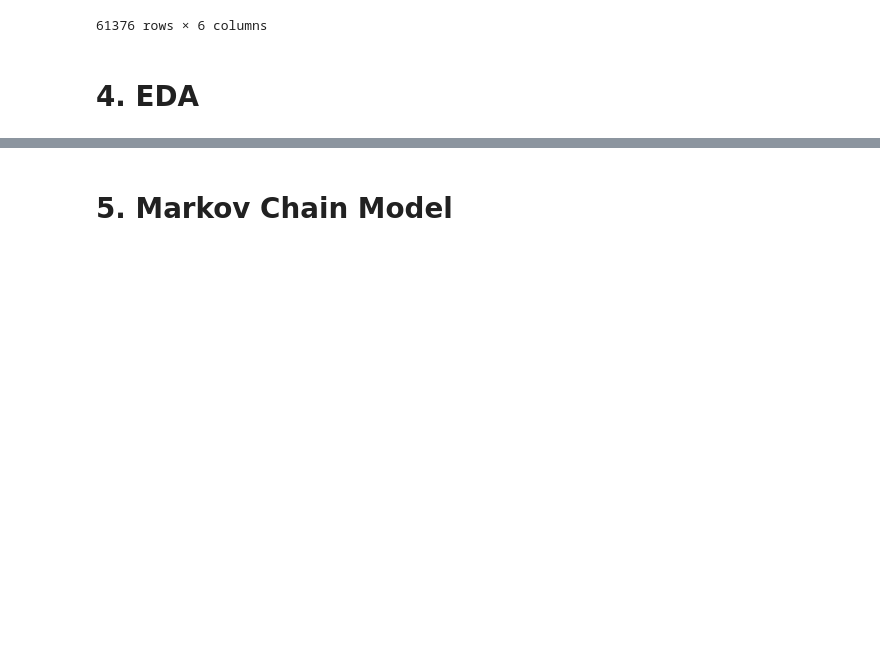
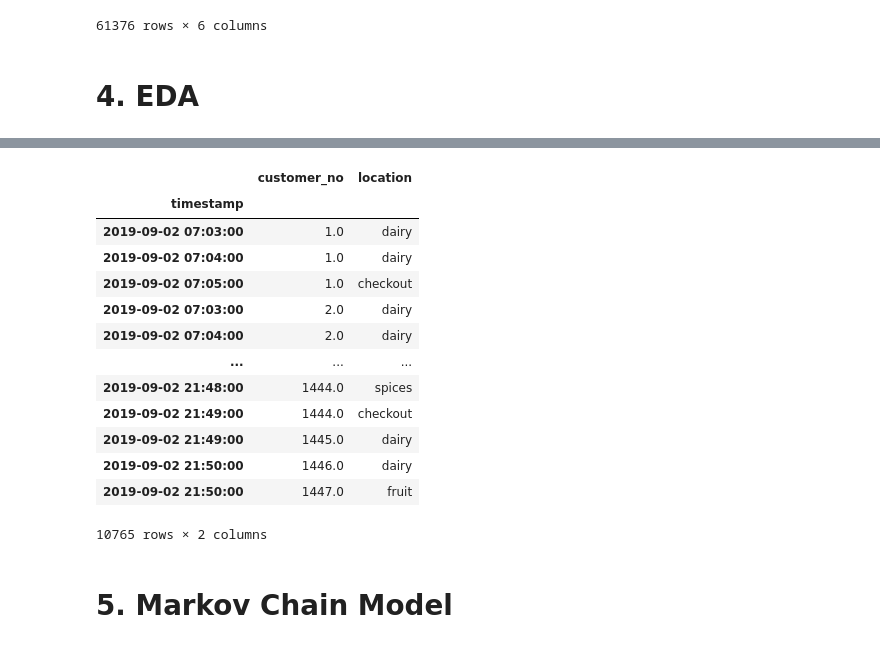
Before and after one commit to Frosti1991/Markov-Chain-Project, a Jupyter notebook: Markov_Chain_Project.ipynb, the cells around one changed output, grey strips where cells are left out. Saved outputs shown, nothing was run; the diff lists cells and outputs as text; code cells hidden in the pictures; blank space fills up the shorter version.

```diff
--- a/Markov_Chain_Project.ipynb
+++ b/Markov_Chain_Project.ipynb
@@ -317,0 +337,2 @@ df_resampled
+# %%
+mon2 = mon.copy()
@@ -317,0 +356,17 @@ df_resampled
+# %%
+mon2
+# %% [output]
+|  | customer_no | location |
+| timestamp |  |  |
+| 2019-09-02 07:03:00 | 1.0 | dairy |
+| 2019-09-02 07:04:00 | 1.0 | dairy |
+| 2019-09-02 07:05:00 | 1.0 | checkout |
+| 2019-09-02 07:03:00 | 2.0 | dairy |
+| 2019-09-02 07:04:00 | 2.0 | dairy |
+| ... | ... | ... |
+| 2019-09-02 21:48:00 | 1444.0 | spices |
+| 2019-09-02 21:49:00 | 1444.0 | checkout |
+| 2019-09-02 21:49:00 | 1445.0 | dairy |
+| 2019-09-02 21:50:00 | 1446.0 | dairy |
+| 2019-09-02 21:50:00 | 1447.0 | fruit |
+10765 rows × 2 columns
```
Also changed, not shown: parts of 13 cells of this notebook.
